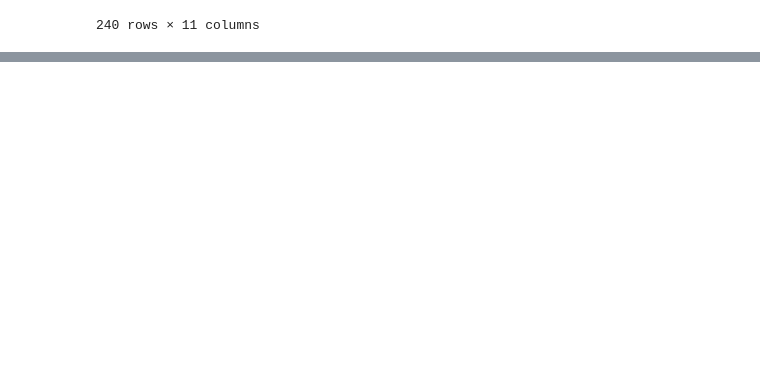
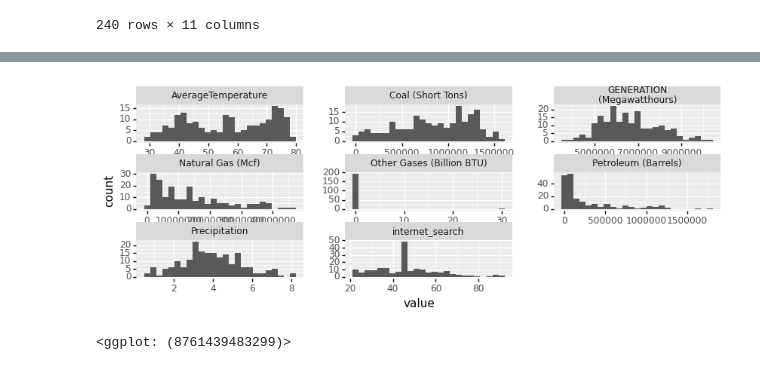
Before and after one commit to YfLiu-61F/PPOL564_project_Liu_Yifan, a Jupyter notebook: main/Project.ipynb, the cells around one changed output, grey strips where cells are left out. Saved outputs shown, nothing was run; the diff lists cells and outputs as text; code cells hidden in the pictures; blank space fills up the shorter version.

```diff
--- a/main/Project.ipynb
+++ b/main/Project.ipynb
@@ -247,0 +383,13 @@ full_data
+# %%
+# Plot the continuous Variables
+d = train_X.select_dtypes(include="float").melt()
+(
+    ggplot(d,aes(x="value")) +
+    geom_histogram(bins=25) +
+    facet_wrap("variable",scales='free') +
+    theme(figure_size=(10,3),
+          subplots_adjust={'wspace':0.25})
+)
+# %% [output]
+[figure, added]
+<ggplot: (8761439483299)>
```
Also changed, not shown: parts of 61 cells of this notebook.
